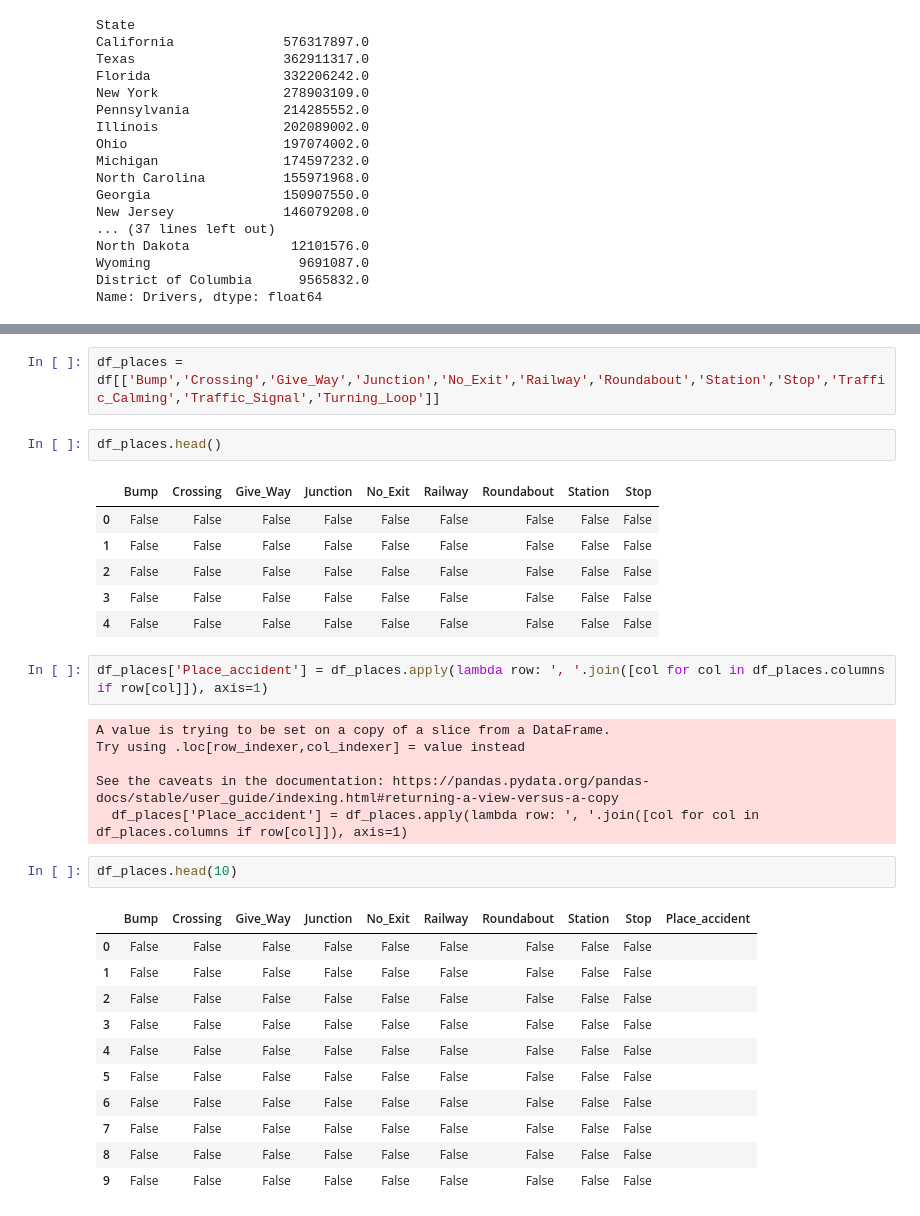
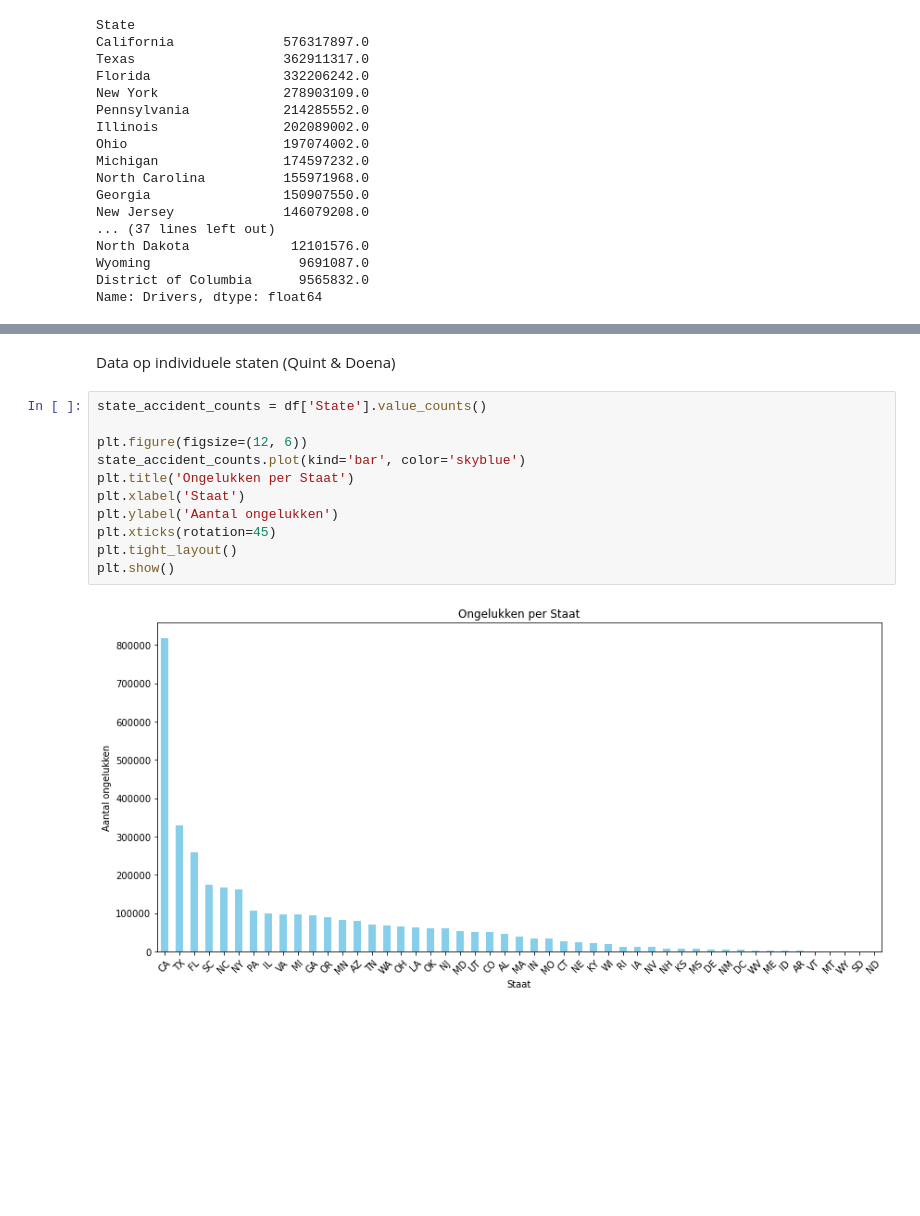
Before and after one commit to IsabelvanDam19/WT_Specialisatie, a Jupyter notebook: Beetje dingen enzo.ipynb, the cells around one changed output, grey strips where cells are left out. Cells and saved outputs as stored; diff of their text form; blank space fills up the shorter version.

```diff
--- a/Beetje dingen enzo.ipynb
+++ b/Beetje dingen enzo.ipynb
@@ -174,33 +269,15 @@ Index(['ID', 'Source', 'TMC', 'Severity', 'Start_Time', 'End_Time',
-# %%
-df_places = df[['Bump','Crossing','Give_Way','Junction','No_Exit','Railway','Roundabout','Station','Stop','Traffic_Calming','Traffic_Signal','Turning_Loop']]
-# %%
-df_places.head()
-# %% [output]
-|  | Bump | Crossing | Give_Way | Junction | No_Exit | Railway | Roundabout | Station | Stop |
-| 0 | False | False | False | False | False | False | False | False | False |
-| 1 | False | False | False | False | False | False | False | False | False |
-| 2 | False | False | False | False | False | False | False | False | False |
-| 3 | False | False | False | False | False | False | False | False | False |
-| 4 | False | False | False | False | False | False | False | False | False |
-# %%
-df_places['Place_accident'] = df_places.apply(lambda row: ', '.join([col for col in df_places.columns if row[col]]), axis=1)
-# %% [output]
-A value is trying to be set on a copy of a slice from a DataFrame.
-Try using .loc[row_indexer,col_indexer] = value instead
-
-See the caveats in the documentation: https://pandas.pydata.org/pandas-docs/stable/user_guide/indexing.html#returning-a-view-versus-a-copy
-  df_places['Place_accident'] = df_places.apply(lambda row: ', '.join([col for col in df_places.columns if row[col]]), axis=1)
-# %%
-df_places.head(10)
-# %% [output]
-|  | Bump | Crossing | Give_Way | Junction | No_Exit | Railway | Roundabout | Station | Stop | Place_accident |
-| 0 | False | False | False | False | False | False | False | False | False |  |
-| 1 | False | False | False | False | False | False | False | False | False |  |
-| 2 | False | False | False | False | False | False | False | False | False |  |
-| 3 | False | False | False | False | False | False | False | False | False |  |
-| 4 | False | False | False | False | False | False | False | False | False |  |
-| 5 | False | False | False | False | False | False | False | False | False |  |
-| 6 | False | False | False | False | False | False | False | False | False |  |
-| 7 | False | False | False | False | False | False | False | False | False |  |
-| 8 | False | False | False | False | False | False | False | False | False |  |
-| 9 | False | False | False | False | False | False | False | False | False |  |
+# %% [markdown]
+Data op individuele staten (Quint & Doena)
+# %%
+state_accident_counts = df['State'].value_counts()
+
+plt.figure(figsize=(12, 6))
+state_accident_counts.plot(kind='bar', color='skyblue')
+plt.title('Ongelukken per Staat')
+plt.xlabel('Staat')
+plt.ylabel('Aantal ongelukken')
+plt.xticks(rotation=45)
+plt.tight_layout()
+plt.show()
+# %% [output]
+[figure, added]
```
Also changed, not shown: parts of 33 cells of this notebook.
